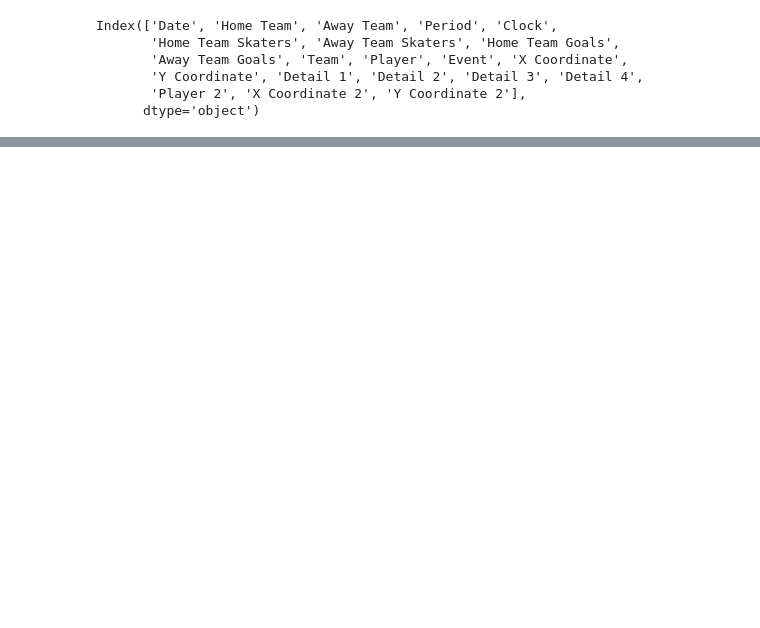
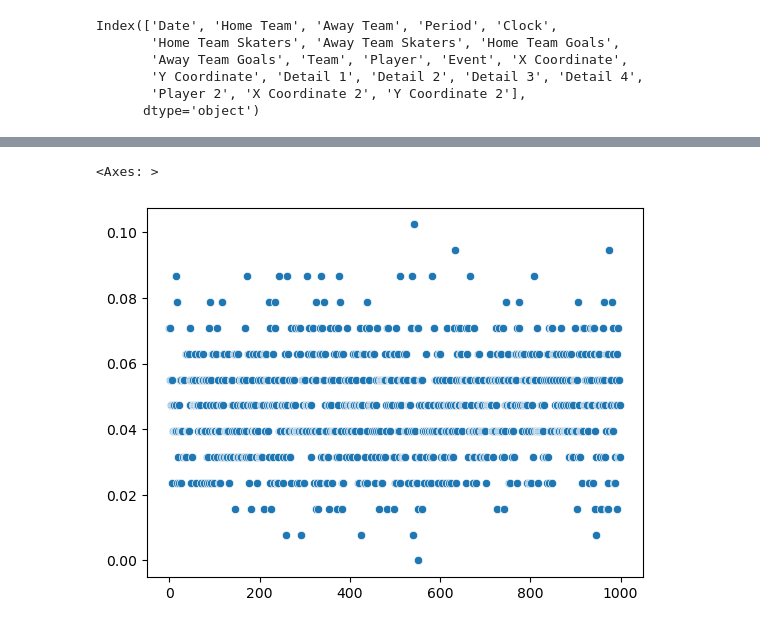
Before and after one commit to yzhao2433/big_red_cup24, a Jupyter notebook: Ying - Exploratory Analysis.ipynb, the cells around one changed output, grey strips where cells are left out. Saved outputs shown, nothing was run; the diff lists cells and outputs as text; code cells hidden in the pictures; blank space fills up the shorter version.

```diff
--- a/Ying - Exploratory Analysis.ipynb
+++ b/Ying - Exploratory Analysis.ipynb
@@ -87,0 +262,5 @@ all_shots = duckdb.sql("""
+# %%
+sns.scatterplot(model_mse)
+# %% [output]
+<Axes: >
+[figure, added]
```
Also changed, not shown: parts of 16 cells of this notebook.
